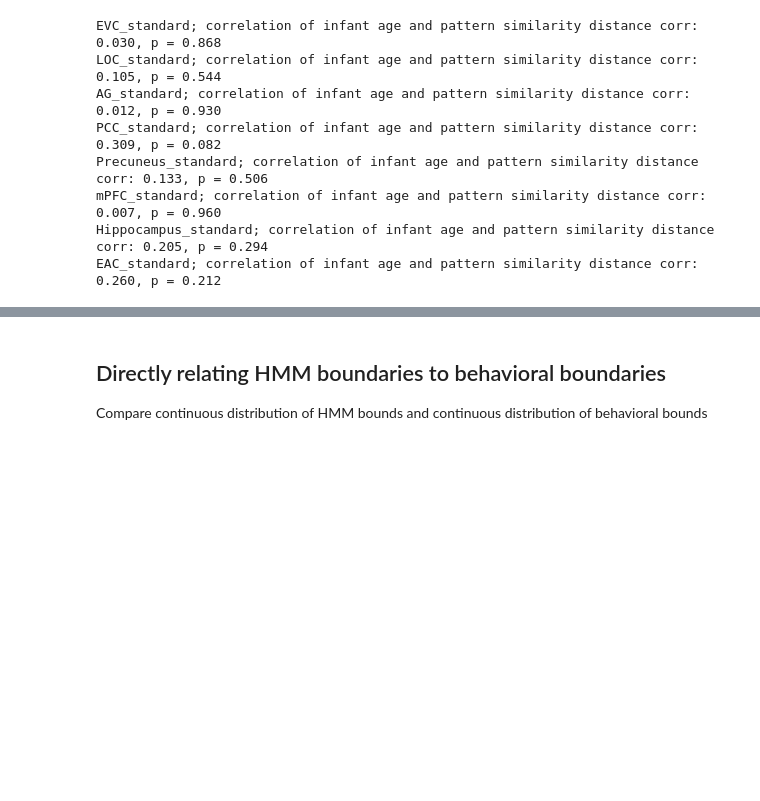
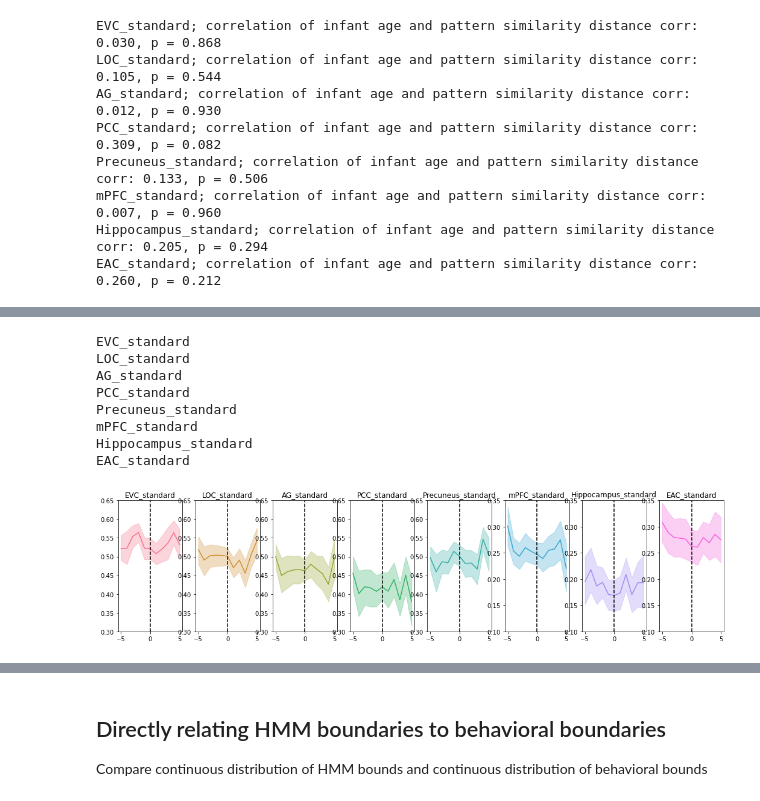
Before and after one commit to ntblab/infant_neuropipe, a Jupyter notebook: scripts/MM_EventSeg/Event_Segmentation.ipynb, the cells around one changed output, grey strips where cells are left out. Saved outputs shown, nothing was run; the diff lists cells and outputs as text; code cells hidden in the pictures; blank space fills up the shorter version.

```diff
--- a/scripts/MM_EventSeg/Event_Segmentation.ipynb
+++ b/scripts/MM_EventSeg/Event_Segmentation.ipynb
@@ -2056,0 +2464,65 @@ EAC_standard; correlation of infant age and pattern similarity distance corr: 0.
+# %%
+# Run the analysis and plot the results!
+all_adult_vals=dict()
+fig,ax=plt.subplots(1,len(rois),figsize=(18,4))#,sharey=True)
+for r, roi in enumerate(rois):
+
+    print(roi)
+
+    # get the data for *adults*
+    data=mask_roi_data(adults_stacked_data,roi)
+
+    # preset
+    relative_bound_sim=np.zeros((nSubj,len(timepoint_window)))
+
+    # cycle through the participants
+    for sub in range(len(data)):
+
+        # grab this subjects data
+        sub_data=data[sub]
+
+        # calculate the adjacent tiempoint pattern similarity
+        pattern_sim_adjacent=np.array([np.corrcoef(sub_data[:,x],sub_data[:,x+1])[0,1]
+                                               for x in np.arange(sub_data.shape[1]-1)])
+
+        # for various timepoints relative to an event boundary
+        for i, rel_tr in enumerate(timepoint_window):
+
+            # choose only the values where this is the min
+            idxs=np.where(event_dist_signed==rel_tr)[0]
+
+            # what is the average pattern similarity across the different event boundaries here?
+            average_sim=np.nanmean(pattern_sim_adjacent[idxs])
+            relative_bound_sim[sub,i]=average_sim
+
+    errors=np.zeros((2,len(timepoint_window)))
+    for i,rel_tr in enumerate(timepoint_window):
+        pval,CIs=bootstrap_mean(relative_bound_sim[:,rel_tr])
+        errors[:,rel_tr]=CIs
+
+    ax[r].set_title(roi)
+
+    ax[r].plot(timepoint_window,np.nanmean(relative_bound_sim,axis=0),color=colors[r])
+    ax[r].fill_between(timepoint_window,errors[0,:],errors[1,:],color=colors[r],alpha=0.3)
+    ax[r].axvline(0,linestyle='dashed',color='k')
+
+    if r < 5:
+        ax[r].set_ylim(0.3,0.65)
+    else:
+        ax[r].set_ylim(0.1,0.35)
+
+    all_adult_vals[roi]=relative_bound_sim
+    pd.DataFrame(relative_bound_sim).to_csv(save_plot_dir+'adults_%s_peri-event.csv' % roi)
+
+
+fig.savefig(save_plot_dir+'peri-event_stim_adults.svg')
+# %% [output]
+EVC_standard
+LOC_standard
+AG_standard
+PCC_standard
+Precuneus_standard
+mPFC_standard
+Hippocampus_standard
+EAC_standard
+[figure, added]
```
Also changed, not shown: parts of 30 cells of this notebook.
